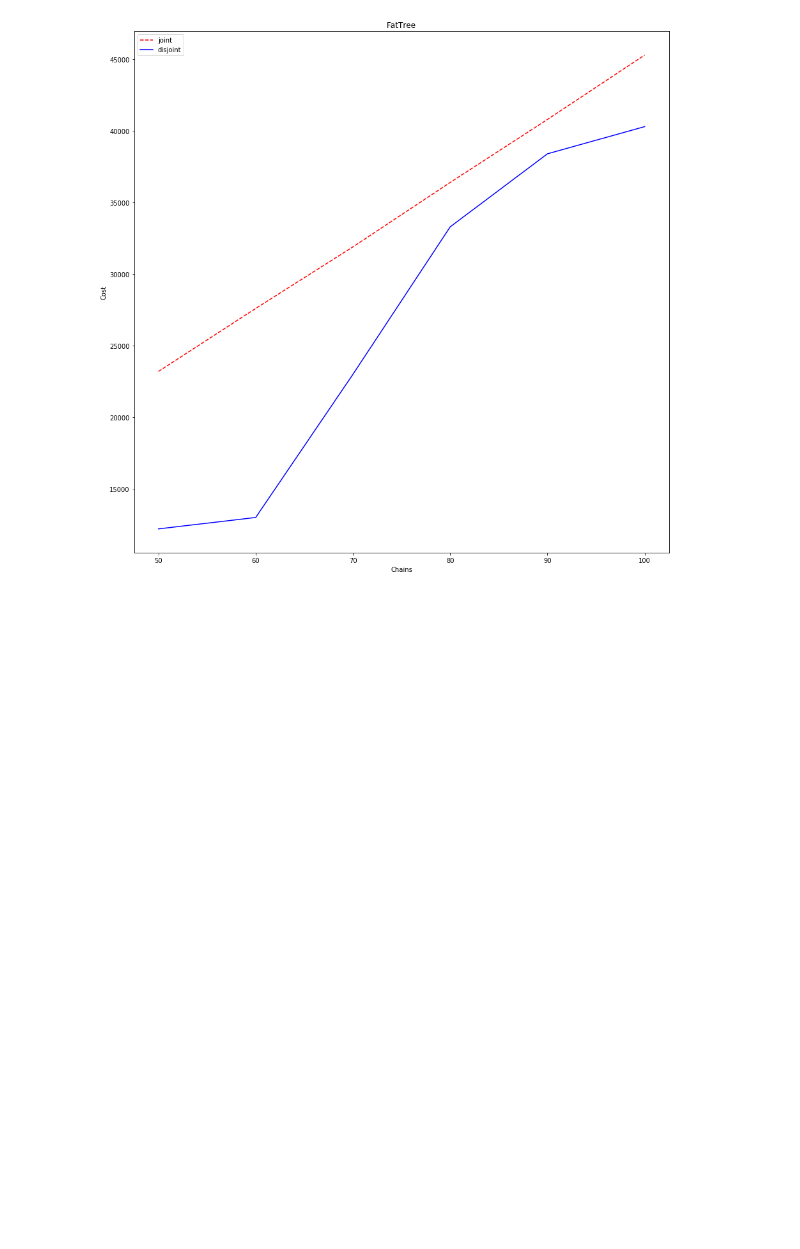
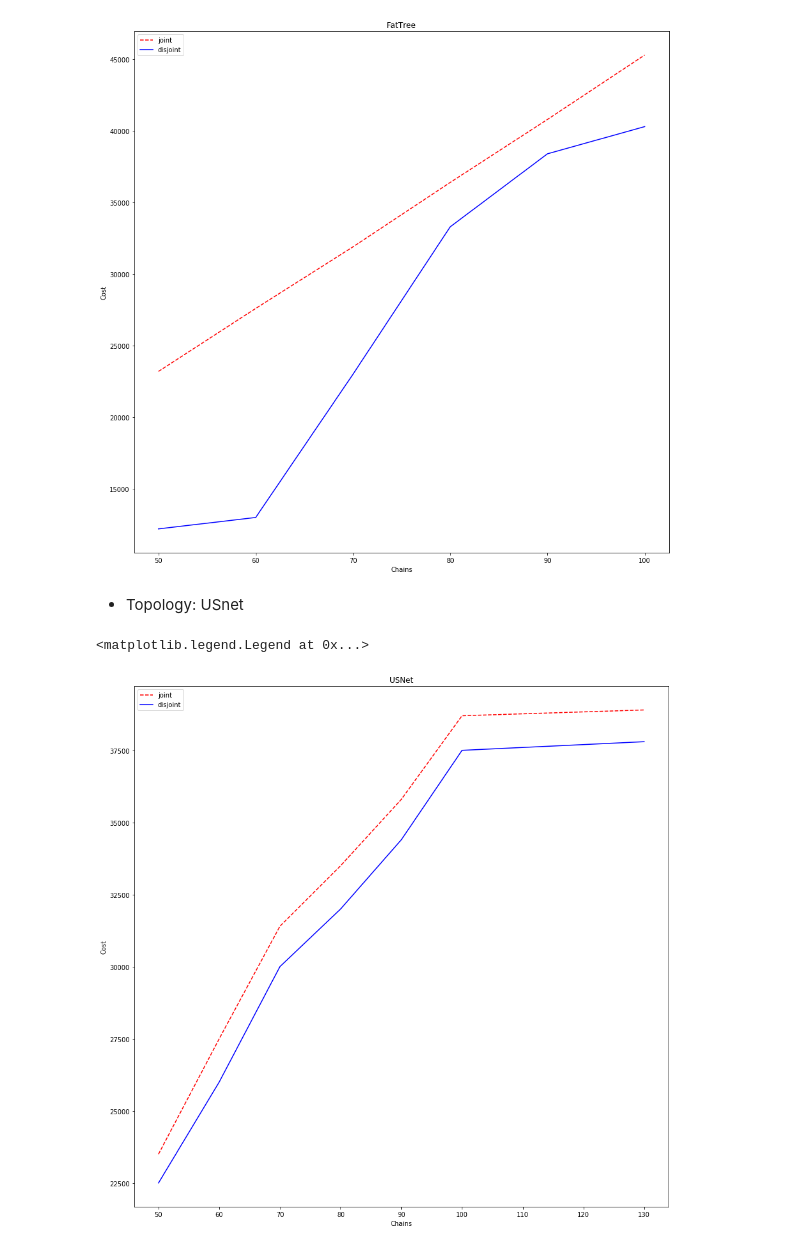
Before and after one commit to reinnet/jsd-mp, a Jupyter notebook: simulation.ipynb, the cells around one changed output. Saved outputs shown, nothing was run; the diff lists cells and outputs as text; code cells hidden in the pictures; blank space fills up the shorter version.

Commit message:
feat: Add USNet Results

```diff
--- a/simulation.ipynb
+++ b/simulation.ipynb
@@ -40,3 +41,42 @@ ax1.legend()
 # %% [output]
 <matplotlib.legend.Legend at 0x...>
 [figure]
+# %% [markdown]
+* Topology: USnet
+# %%
+# result is a map between number of the chains and costs of their placement
+# jresult is a result of joint problem and dresult is a result of disjoint problem
+
+jresult = {
+    50: 23500,
+    60: 27500,
+    70: 31400,
+    80: 33500,
+    90: 35800,
+    100: 38700,
+    130: 38900,
+}
+
+dresult = {
+    50: 22500,
+    60: 26000,
+    70: 30000,
+    80: 32000,
+    90: 34400,
+    100: 37500,
+    130: 37800,
+
+}
+
+_, ax2 = plt.subplots(figsize=(15, 15))
+chains = [d for d in jresult]
+jcost = [jresult[d] for d in jresult]
+dcost = [dresult[d] for d in dresult]
+ax2.plot(chains, jcost, 'r--', label='joint')
+ax2.plot(chains, dcost, 'b', label='disjoint')
+ax2.set_title('USNet')
+ax2.set(ylabel='Cost', xlabel='Chains')
+ax2.legend()
+# %% [output]
+<matplotlib.legend.Legend at 0x...>
+[figure, added]
```
Also changed, not shown: parts of 2 cells of this notebook.
